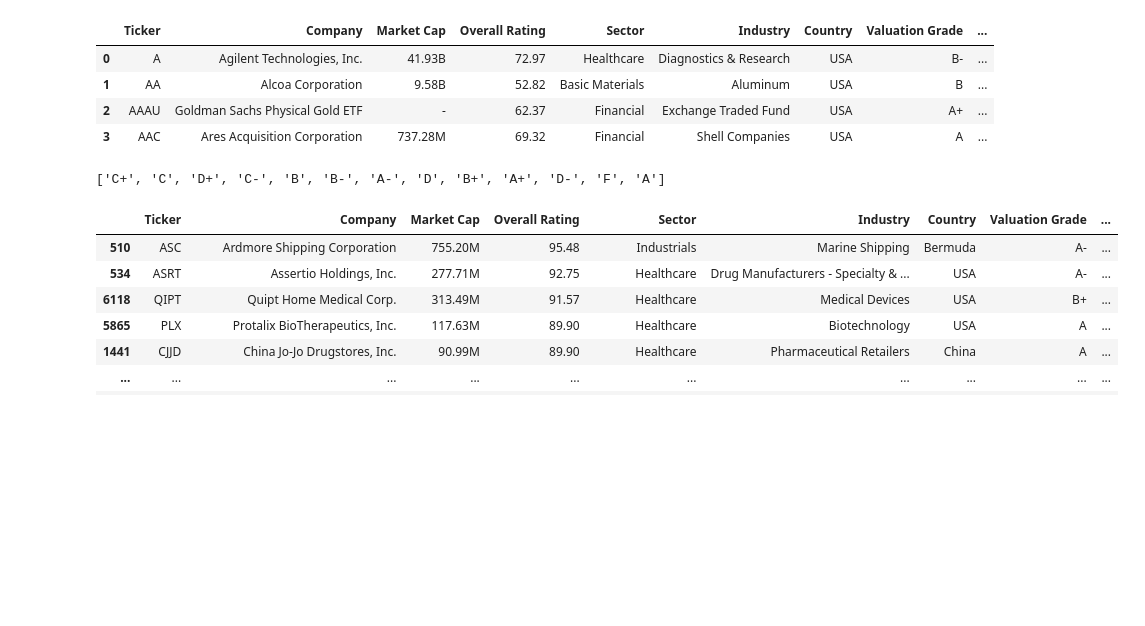
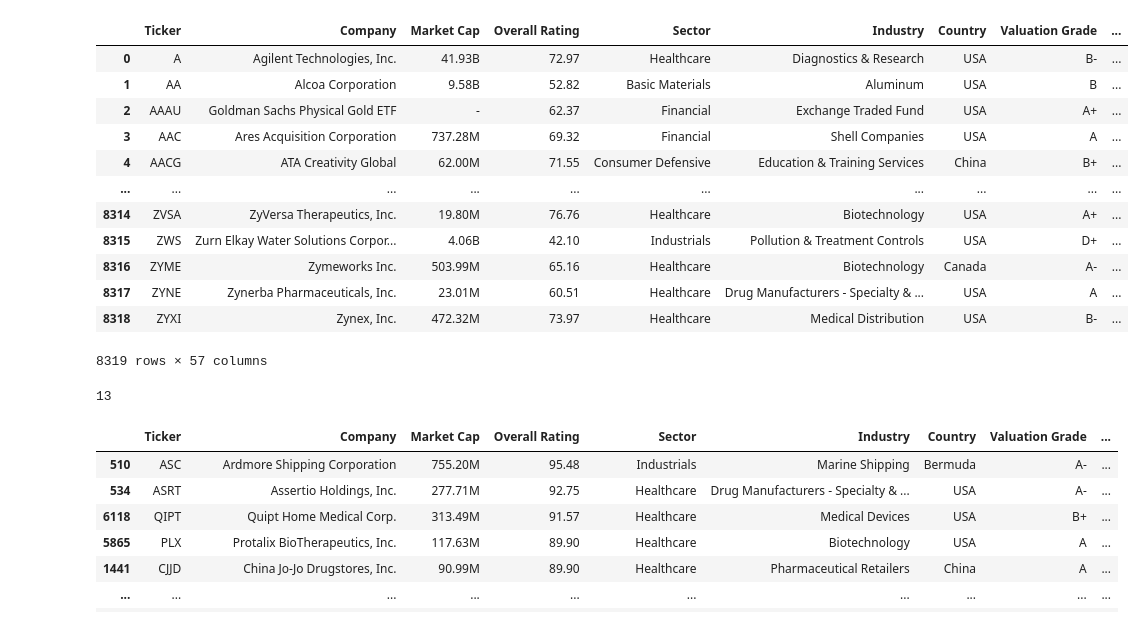
Before and after one commit to bradsun91/Automated-Fundamental-Analysis, a Jupyter notebook: test.ipynb, the cells around one changed output. Drawn from its saved outputs; the diff is of its cells as text; code cells hidden in the pictures; blank space fills up the shorter version.

```diff
--- a/test.ipynb
+++ b/test.ipynb
@@ -27,17 +7,25 @@ fig.show()
 # %%
 data = pd.read_csv("StockRatings-03.06.23.csv")
 # %%
-data.head(4)
+data
 # %% [output]
 |  | Ticker | Company | Market Cap | Overall Rating | Sector | Industry | Country | Valuation Grade | ... |
 | 0 | A | Agilent Technologies, Inc. | 41.93B | 72.97 | Healthcare | Diagnostics & Research | USA | B- | ... |
 | 1 | AA | Alcoa Corporation | 9.58B | 52.82 | Basic Materials | Aluminum | USA | B | ... |
 | 2 | AAAU | Goldman Sachs Physical Gold ETF | - | 62.37 | Financial | Exchange Traded Fund | USA | A+ | ... |
 | 3 | AAC | Ares Acquisition Corporation | 737.28M | 69.32 | Financial | Shell Companies | USA | A | ... |
+| 4 | AACG | ATA Creativity Global | 62.00M | 71.55 | Consumer Defensive | Education & Training Services | China | B+ | ... |
+| ... | ... | ... | ... | ... | ... | ... | ... | ... | ... |
+| 8314 | ZVSA | ZyVersa Therapeutics, Inc. | 19.80M | 76.76 | Healthcare | Biotechnology | USA | A+ | ... |
+| 8315 | ZWS | Zurn Elkay Water Solutions Corpor... | 4.06B | 42.10 | Industrials | Pollution & Treatment Controls | USA | D+ | ... |
+| 8316 | ZYME | Zymeworks Inc. | 503.99M | 65.16 | Healthcare | Biotechnology | Canada | A- | ... |
+| 8317 | ZYNE | Zynerba Pharmaceuticals, Inc. | 23.01M | 60.51 | Healthcare | Drug Manufacturers - Specialty & ... | USA | A | ... |
+| 8318 | ZYXI | Zynex, Inc. | 472.32M | 73.97 | Healthcare | Medical Distribution | USA | B- | ... |
+8319 rows × 57 columns
 # %%
-list(data['Growth Grade'].unique())
+len(list(data['Performance Grade'].unique()))
 # %% [output]
-['C+', 'C', 'D+', 'C-', 'B', 'B-', 'A-', 'D', 'B+', 'A+', 'D-', 'F', 'A']
+13
 # %%
 data.sort_values("Overall Rating", ascending=False)
 # %% [output]
```
Also changed, not shown: parts of 12 cells of this notebook, 1 other file.
